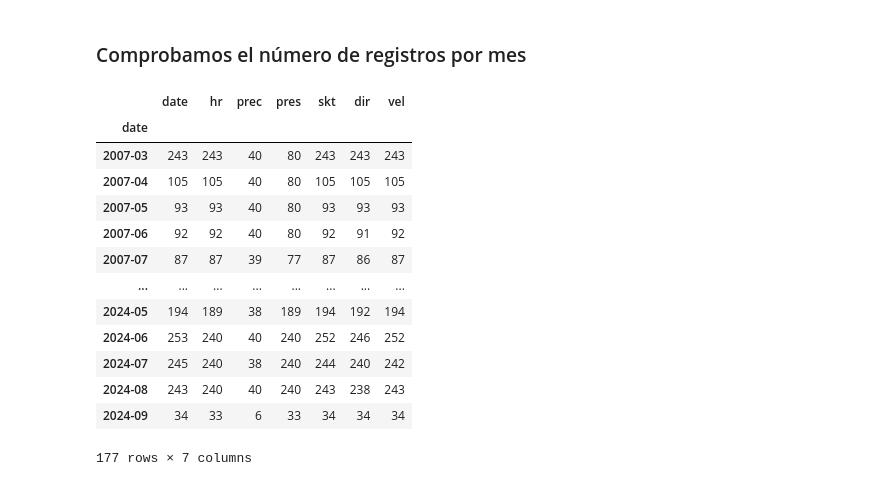
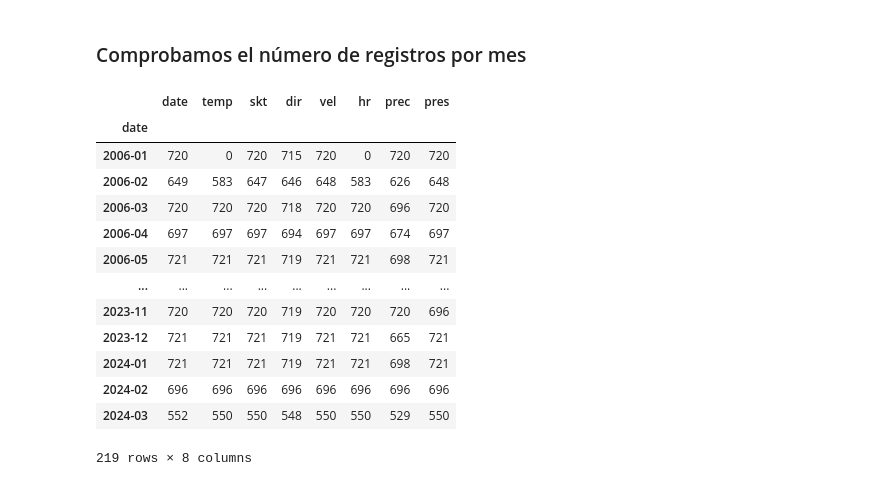
Before and after one commit to fjzamora93/AemetAntartida, a Jupyter notebook: 2.serial_dates.ipynb, the cells around one changed output. Cells and saved outputs as stored; diff of their text form; code cells hidden in the pictures.

```diff
--- a/2.serial_dates.ipynb
+++ b/2.serial_dates.ipynb
@@ -51,21 +53,20 @@ dtype: int64
 ### Comprobamos el número de registros por mes
 # %%
 
-df['date'] = pd.to_datetime(df['date'])
 df_agrupacion = df.groupby(df['date'].dt.to_period('M')).count()
 df_agrupacion.head(24*20)
 # %% [output]
-|  | date | hr | prec | pres | skt | dir | vel |
-| date |  |  |  |  |  |  |  |
-| 2007-03 | 243 | 243 | 40 | 80 | 243 | 243 | 243 |
-| 2007-04 | 105 | 105 | 40 | 80 | 105 | 105 | 105 |
-| 2007-05 | 93 | 93 | 40 | 80 | 93 | 93 | 93 |
-| 2007-06 | 92 | 92 | 40 | 80 | 92 | 91 | 92 |
-| 2007-07 | 87 | 87 | 39 | 77 | 87 | 86 | 87 |
-| ... | ... | ... | ... | ... | ... | ... | ... |
-| 2024-05 | 194 | 189 | 38 | 189 | 194 | 192 | 194 |
-| 2024-06 | 253 | 240 | 40 | 240 | 252 | 246 | 252 |
-| 2024-07 | 245 | 240 | 38 | 240 | 244 | 240 | 242 |
-| 2024-08 | 243 | 240 | 40 | 240 | 243 | 238 | 243 |
-| 2024-09 | 34 | 33 | 6 | 33 | 34 | 34 | 34 |
+|  | date | temp | skt | dir | vel | hr | prec | pres |
+| date |  |  |  |  |  |  |  |  |
+| 2006-01 | 720 | 0 | 720 | 715 | 720 | 0 | 720 | 720 |
+| 2006-02 | 649 | 583 | 647 | 646 | 648 | 583 | 626 | 648 |
+| 2006-03 | 720 | 720 | 720 | 718 | 720 | 720 | 696 | 720 |
+| 2006-04 | 697 | 697 | 697 | 694 | 697 | 697 | 674 | 697 |
+| 2006-05 | 721 | 721 | 721 | 719 | 721 | 721 | 698 | 721 |
+| ... | ... | ... | ... | ... | ... | ... | ... | ... |
+| 2023-11 | 720 | 720 | 720 | 719 | 720 | 720 | 720 | 696 |
+| 2023-12 | 721 | 721 | 721 | 719 | 721 | 721 | 665 | 721 |
+| 2024-01 | 721 | 721 | 721 | 719 | 721 | 721 | 698 | 721 |
+| 2024-02 | 696 | 696 | 696 | 696 | 696 | 696 | 696 | 696 |
+| 2024-03 | 552 | 550 | 550 | 548 | 550 | 550 | 529 | 550 |
-177 rows × 7 columns
+219 rows × 8 columns
```
Also changed, not shown: parts of 8 cells of this notebook, 58 other files.
